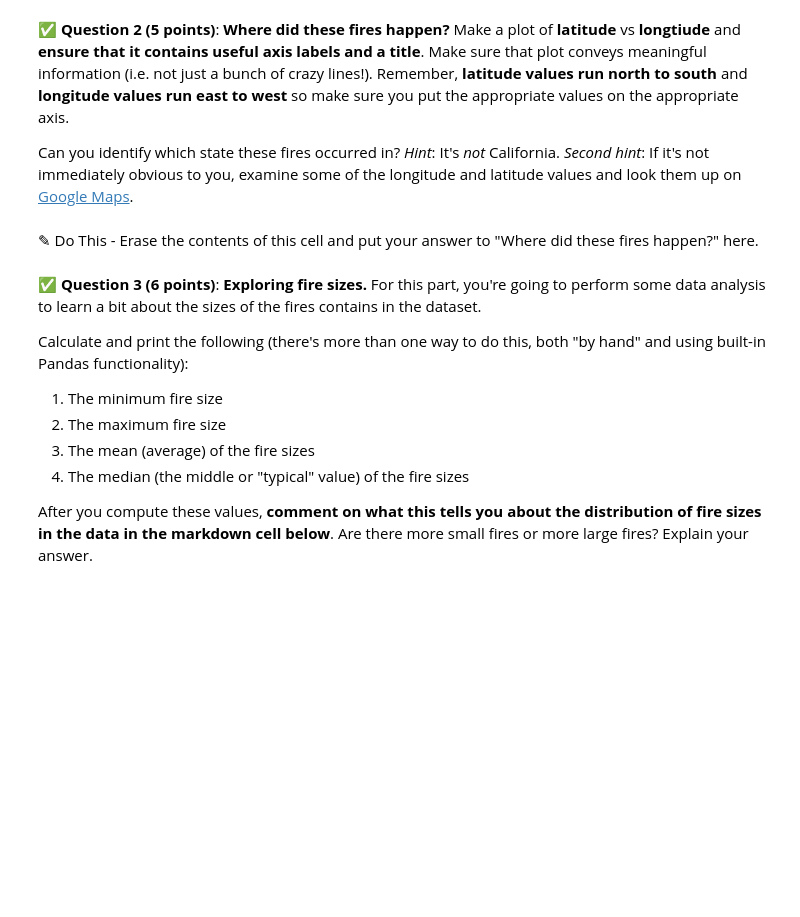
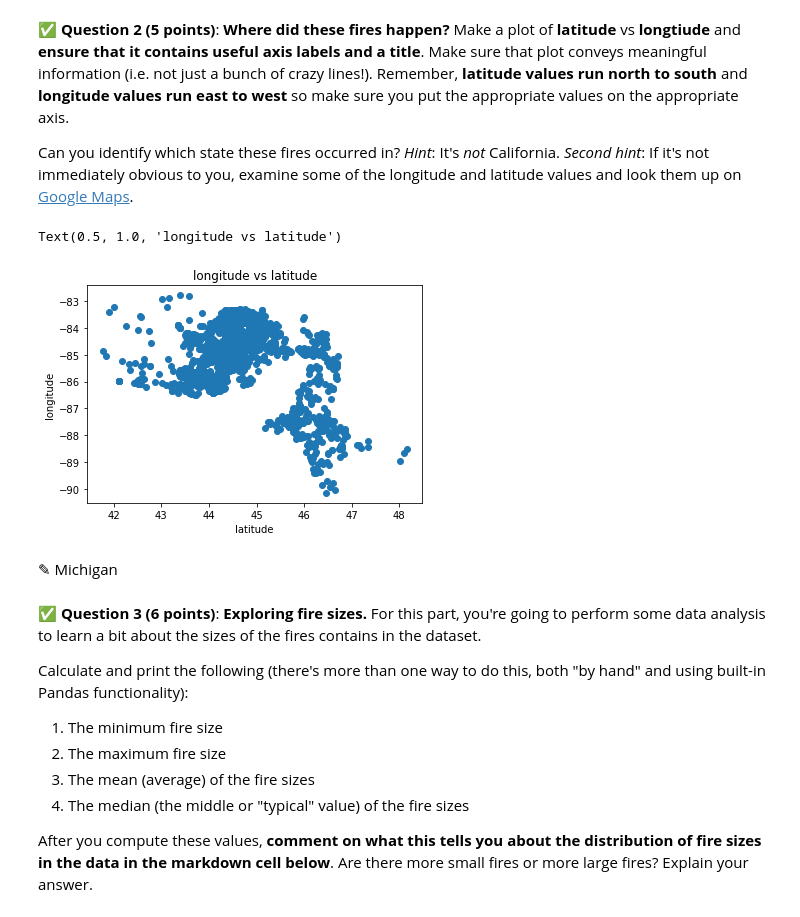
Before and after one commit to namnams01/cmse202-s21-turnin, a Jupyter notebook: hw-02/HW-02_PandasReviewAndPythonObjects-Namith-Vorakkara.ipynb, the cells around one changed output. Saved outputs shown, nothing was run; the diff lists cells and outputs as text; code cells hidden in the pictures; blank space fills up the shorter version.

```diff
--- a/hw-02/HW-02_PandasReviewAndPythonObjects-Namith-Vorakkara.ipynb
+++ b/hw-02/HW-02_PandasReviewAndPythonObjects-Namith-Vorakkara.ipynb
@@ -73,0 +73,9 @@ Remember, CSV stands for "comma-separated values".
+# %%
+# Put your code here
+import pandas as pd
+!curl https://raw.githubusercontent.com/msu-cmse-courses/cmse202-S21-student/master/data/fires.csv -O
+
+fires = pd.read_csv('fires.csv')
+print(len(fires['objectid']))
+print(fires['fire_year'].max)
+print(fires['fire_year'].min)
@@ -80,5 +104,22 @@ Can you identify which state these fires occurred in? *Hint*: It's _not_ Califor
-# %% [markdown]
-<font size=+3>&#9998;</font> Do This - Erase the contents of this cell and put your answer to "Where did these fires happen?" here.
+# %%
+### Put your code here
+import numpy as np
+import pandas as pd
+from math import *
+import matplotlib.pyplot as plt
+import os
+
+lat = fires['latitude']
+long = fires['longitude']
+plt.scatter(lat,long)
+plt.xlabel('latitude')
+plt.ylabel('longitude')
+plt.title('longitude vs latitude')
+# %% [output]
+Text(0.5, 1.0, 'longitude vs latitude')
+[figure, added]
+# %% [markdown]
+<font size=+3>&#9998;</font> Michigan
 # %% [markdown]
 &#9989; **Question 3 (6 points)**: **Exploring fire sizes.** For this part, you're going to perform some data analysis to learn a bit about the sizes of the fires contains in the dataset.
 
```
Also changed, not shown: parts of 16 cells of this notebook.
